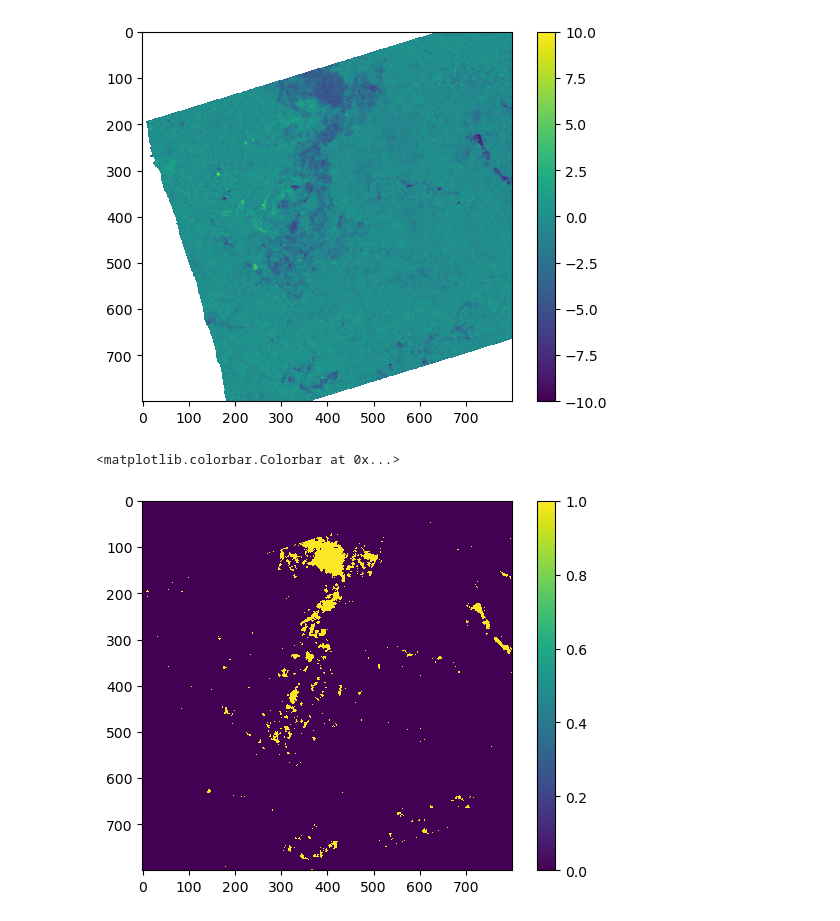
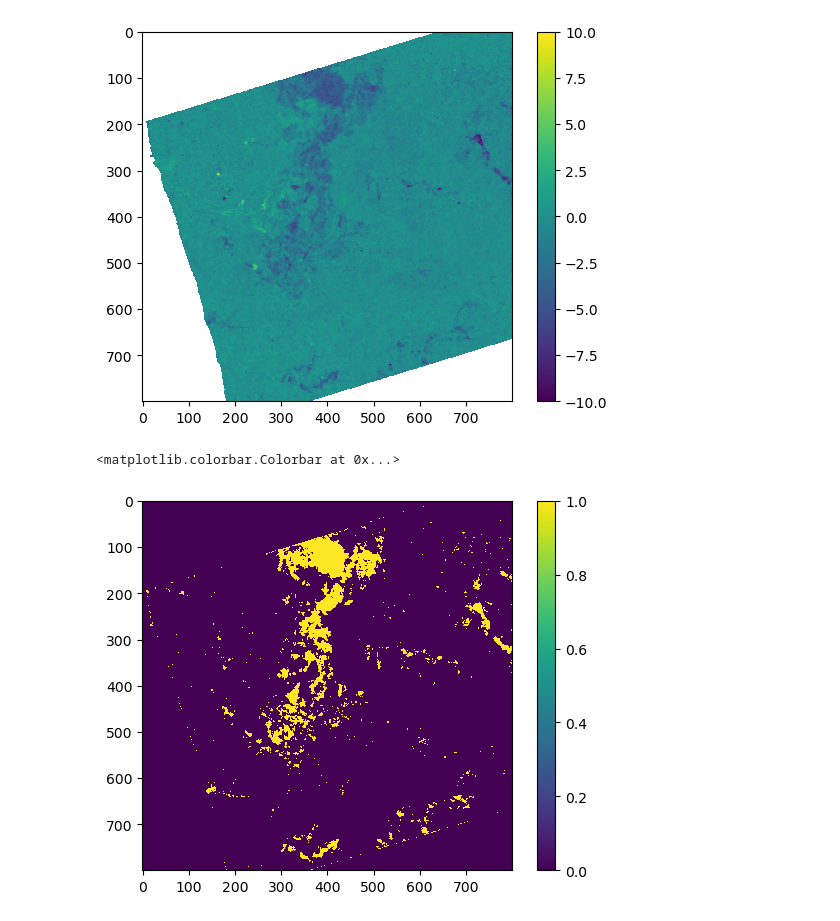
Before and after one commit to opera-adt/distmetrics, a Jupyter notebook: notebooks/fire-example.ipynb, the cells around one changed output. Drawn from its saved outputs; the diff is of its cells as text; code cells hidden in the pictures.

```diff
--- a/notebooks/fire-example.ipynb
+++ b/notebooks/fire-example.ipynb
@@ -117,8 +118,8 @@ plt.colorbar()
 <matplotlib.colorbar.Colorbar at 0x...>
 [figure]
 # %%
-plt.imshow(lr[s] < -3, interpolation='none')
+plt.imshow(lr[s] < -2, interpolation='none')
 plt.colorbar()
 # %% [output]
 <matplotlib.colorbar.Colorbar at 0x...>
-[figure, old version]
+[figure, new version]
```
Also changed, not shown: parts of 4 cells of this notebook, 5 other files.
